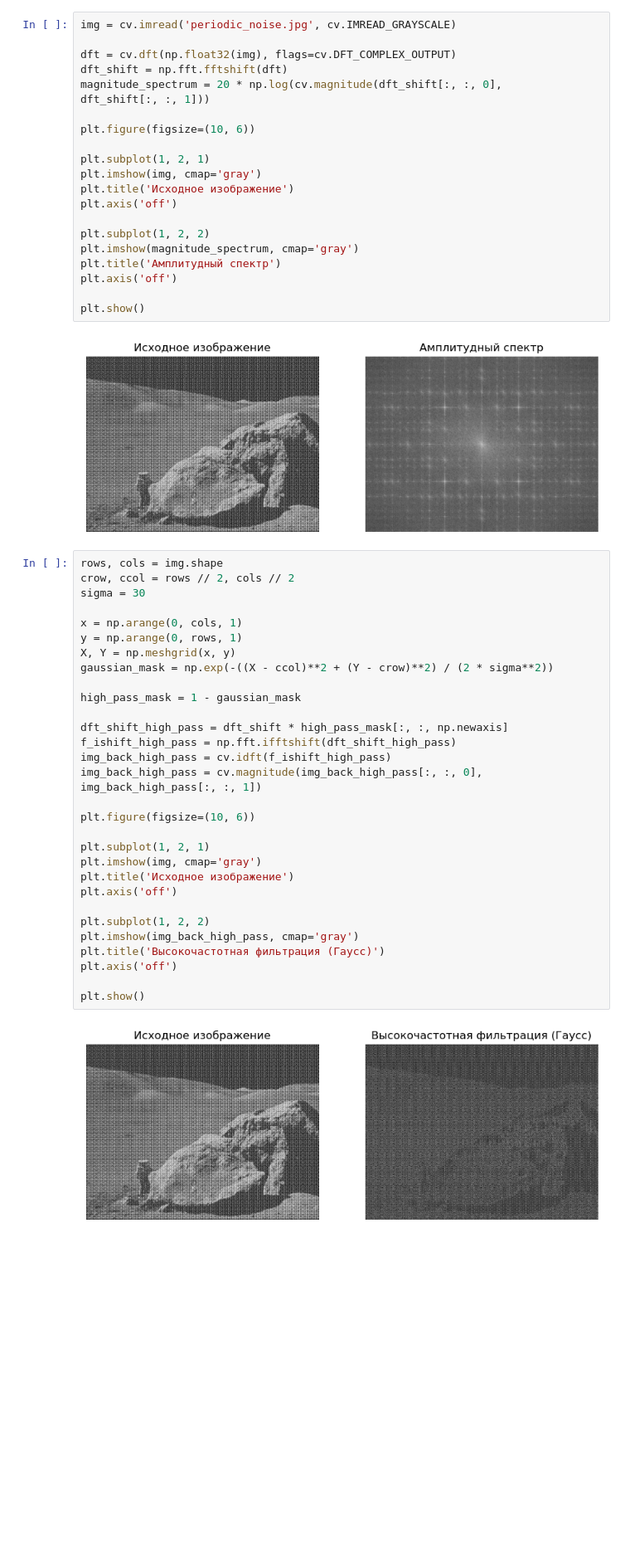
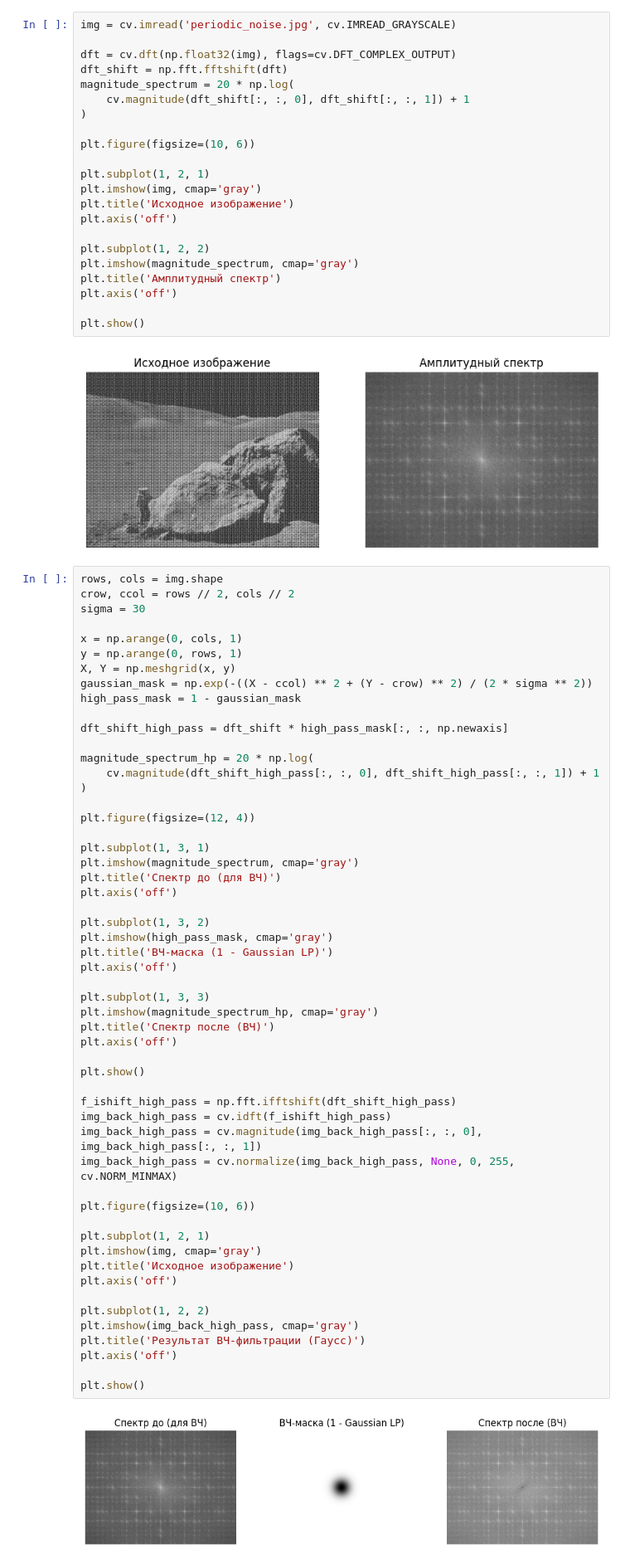
Before and after one commit to danyagalkin2/OI, a Jupyter notebook: practice5/task5.ipynb, the cells around one changed output. Shown at 83% size. Drawn from its saved outputs; the diff is of its cells as text; blank space fills up the shorter version.

```diff
--- a/practice5/task5.ipynb
+++ b/practice5/task5.ipynb
@@ -13,8 +13,9 @@ img = cv.imread('periodic_noise.jpg', cv.IMREAD_GRAYSCALE)
 
 dft = cv.dft(np.float32(img), flags=cv.DFT_COMPLEX_OUTPUT)
 dft_shift = np.fft.fftshift(dft)
-magnitude_spectrum = 20 * np.log(cv.magnitude(dft_shift[:, :, 0],
-dft_shift[:, :, 1]))
+magnitude_spectrum = 20 * np.log(
+    cv.magnitude(dft_shift[:, :, 0], dft_shift[:, :, 1]) + 1
+)
 
 plt.figure(figsize=(10, 6))
 
@@ -34,33 +35,56 @@ plt.show()
 # %%
 rows, cols = img.shape
 crow, ccol = rows // 2, cols // 2
 sigma = 30
 
 x = np.arange(0, cols, 1)
 y = np.arange(0, rows, 1)
 X, Y = np.meshgrid(x, y)
-gaussian_mask = np.exp(-((X - ccol)**2 + (Y - crow)**2) / (2 * sigma**2))
-
+gaussian_mask = np.exp(-((X - ccol) ** 2 + (Y - crow) ** 2) / (2 * sigma ** 2))
 high_pass_mask = 1 - gaussian_mask
 
 dft_shift_high_pass = dft_shift * high_pass_mask[:, :, np.newaxis]
+
+magnitude_spectrum_hp = 20 * np.log(
+    cv.magnitude(dft_shift_high_pass[:, :, 0], dft_shift_high_pass[:, :, 1]) + 1
+)
+
+plt.figure(figsize=(12, 4))
+
+plt.subplot(1, 3, 1)
+plt.imshow(magnitude_spectrum, cmap='gray')
+plt.title('Спектр до (для ВЧ)')
+plt.axis('off')
+
+plt.subplot(1, 3, 2)
+plt.imshow(high_pass_mask, cmap='gray')
+plt.title('ВЧ-маска (1 - Gaussian LP)')
+plt.axis('off')
+
+plt.subplot(1, 3, 3)
+plt.imshow(magnitude_spectrum_hp, cmap='gray')
+plt.title('Спектр после (ВЧ)')
+plt.axis('off')
+
+plt.show()
+
 f_ishift_high_pass = np.fft.ifftshift(dft_shift_high_pass)
 img_back_high_pass = cv.idft(f_ishift_high_pass)
-img_back_high_pass = cv.magnitude(img_back_high_pass[:, :, 0],
-img_back_high_pass[:, :, 1])
+img_back_high_pass = cv.magnitude(img_back_high_pass[:, :, 0], img_back_high_pass[:, :, 1])
+img_back_high_pass = cv.normalize(img_back_high_pass, None, 0, 255, cv.NORM_MINMAX)
 
 plt.figure(figsize=(10, 6))
 
 plt.subplot(1, 2, 1)
 plt.imshow(img, cmap='gray')
 plt.title('Исходное изображение')
 plt.axis('off')
 
 plt.subplot(1, 2, 2)
 plt.imshow(img_back_high_pass, cmap='gray')
-plt.title('Высокочастотная фильтрация (Гаусс)')
+plt.title('Результат ВЧ-фильтрации (Гаусс)')
 plt.axis('off')
 
 plt.show()
 # %% [output]
-[figure, old version]
+[figure, new version]
```
Also changed, not shown: parts of 2 cells of this notebook.
